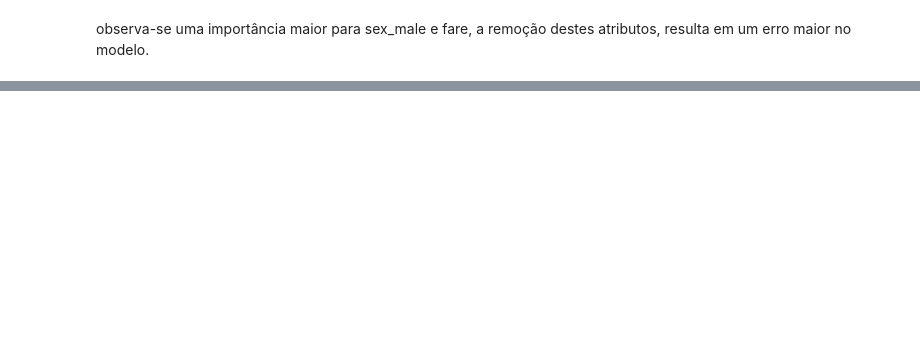
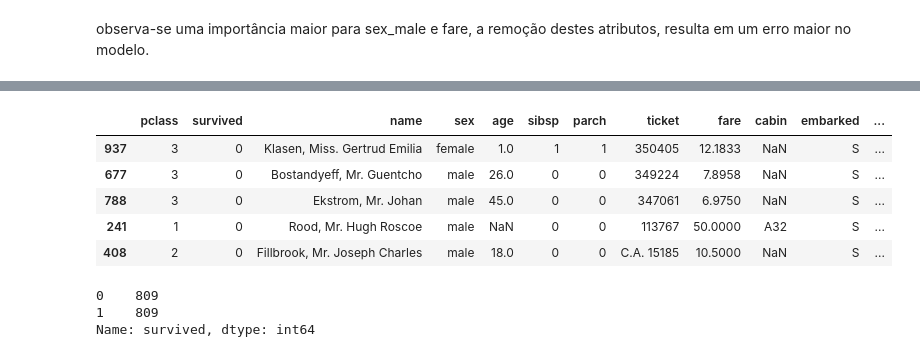
Before and after one commit to 6abi/Machine-Learning-Guia-O-Reilly, a Jupyter notebook: ml_pocket_reference-master/ch08/ch08.ipynb, the cells around one changed output, grey strips where cells are left out. Drawn from its saved outputs; the diff is of its cells as text; code cells hidden in the pictures; blank space fills up the shorter version.

```diff
--- a/ml_pocket_reference-master/ch08/ch08.ipynb
+++ b/ml_pocket_reference-master/ch08/ch08.ipynb
@@ -298,0 +309,13 @@ observa-se uma importância maior para sex_male e fare, a remoção destes atrib
+# %%
+from sklearn.utils import resample
+
+mask = df.survived == 1
+surv_df = df[mask]
+death_df = df[~mask]
+df_upsample = resample(
+    surv_df,
+    replace=True,
+    n_samples=len(death_df),
+    random_state=42,
+)
+death_df.query('survived != "null" or survived > 0')
@@ -298,0 +336,16 @@ observa-se uma importância maior para sex_male e fare, a remoção destes atrib
+# %%
+death_df.sample(5)
+# %% [output]
+|  | pclass | survived | name | sex | age | sibsp | parch | ticket | fare | cabin | embarked | ... |
+| 937 | 3 | 0 | Klasen, Miss. Gertrud Emilia | female | 1.0 | 1 | 1 | 350405 | 12.1833 | NaN | S | ... |
+| 677 | 3 | 0 | Bostandyeff, Mr. Guentcho | male | 26.0 | 0 | 0 | 349224 | 7.8958 | NaN | S | ... |
+| 788 | 3 | 0 | Ekstrom, Mr. Johan | male | 45.0 | 0 | 0 | 347061 | 6.9750 | NaN | S | ... |
+| 241 | 1 | 0 | Rood, Mr. Hugh Roscoe | male | NaN | 0 | 0 | 113767 | 50.0000 | A32 | S | ... |
+| 408 | 2 | 0 | Fillbrook, Mr. Joseph Charles | male | 18.0 | 0 | 0 | C.A. 15185 | 10.5000 | NaN | S | ... |
+# %%
+df2 = pd.concat([death_df, df_upsample])
+df2.survived.value_counts()
+# %% [output]
+0    809
+1    809
+Name: survived, dtype: int64
```
Also changed, not shown: parts of 11 cells of this notebook, 3 other files.
